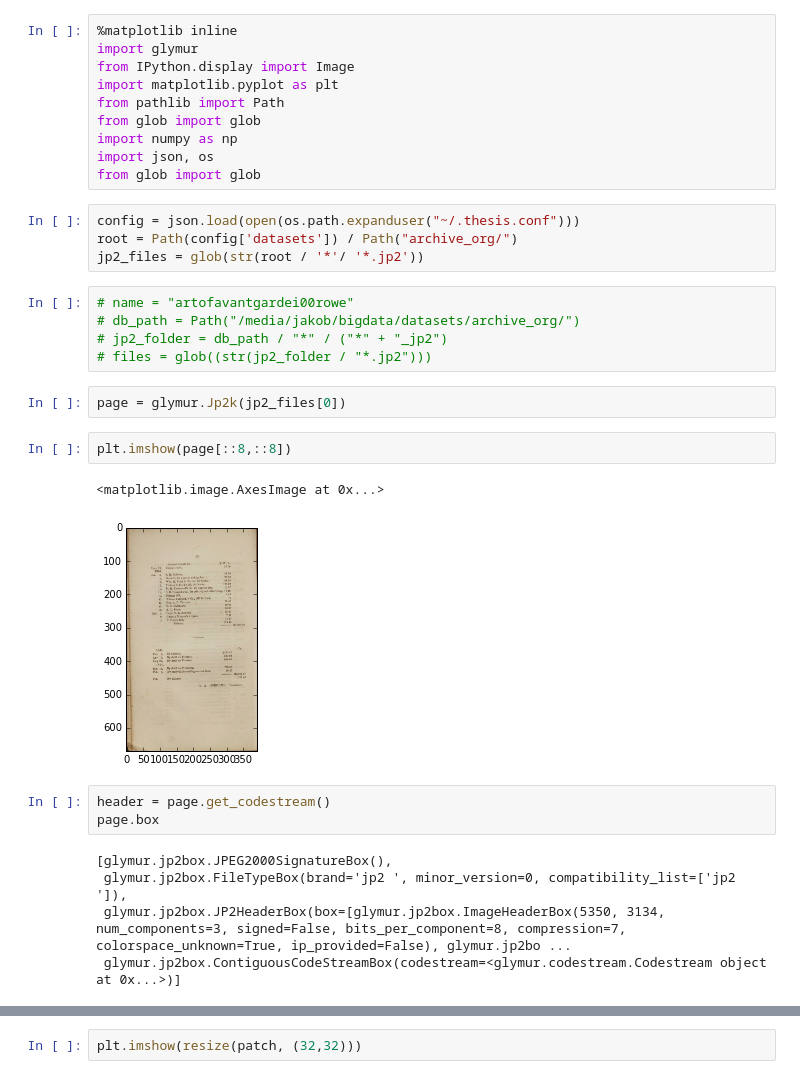
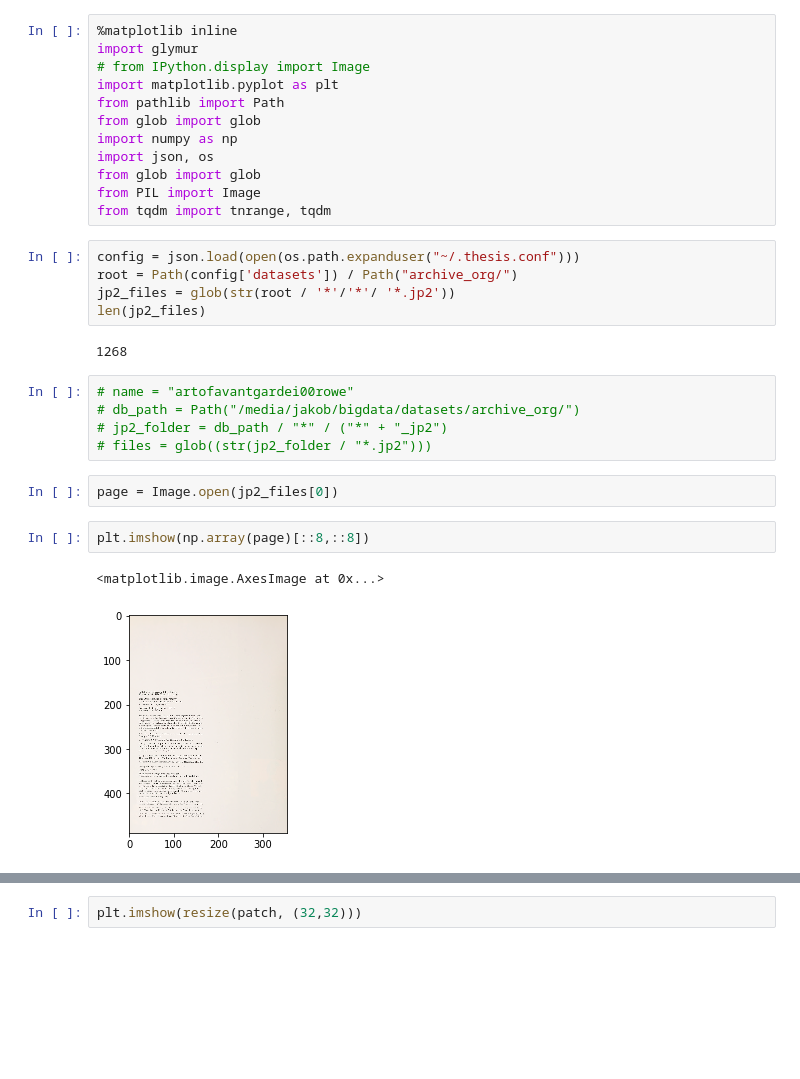
Before and after one commit to kaphka/imi-master-thesis, a Jupyter notebook: notebooks/createSLICpatches.ipynb, the cells around one changed output, grey strips where cells are left out. Drawn from its saved outputs; the diff is of its cells as text; blank space fills up the shorter version.

```diff
--- a/notebooks/createSLICpatches.ipynb
+++ b/notebooks/createSLICpatches.ipynb
@@ -1,37 +1,34 @@
 # %%
 %matplotlib inline
 import glymur
-from IPython.display import Image
+# from IPython.display import Image
 import matplotlib.pyplot as plt
 from pathlib import Path
 from glob import glob
 import numpy as np
 import json, os
 from glob import glob
+from PIL import Image
+from tqdm import tnrange, tqdm
 # %%
 config = json.load(open(os.path.expanduser("~/.thesis.conf")))
 root = Path(config['datasets']) / Path("archive_org/")
-jp2_files = glob(str(root / '*'/ '*.jp2'))
+jp2_files = glob(str(root / '*'/'*'/ '*.jp2'))
+len(jp2_files)
+# %% [output]
+1268
 # %%
 # name = "artofavantgardei00rowe"
 # db_path = Path("/media/jakob/bigdata/datasets/archive_org/")
 # jp2_folder = db_path / "*" / ("*" + "_jp2")
 # files = glob((str(jp2_folder / "*.jp2")))
 # %%
-page = glymur.Jp2k(jp2_files[0])
+page = Image.open(jp2_files[0])
 # %%
-plt.imshow(page[::8,::8])
+plt.imshow(np.array(page)[::8,::8])
 # %% [output]
 <matplotlib.image.AxesImage at 0x...>
-[figure, old version]
+[figure, new version]
-# %%
-header = page.get_codestream()
-page.box
-# %% [output]
-[glymur.jp2box.JPEG2000SignatureBox(),
- glymur.jp2box.FileTypeBox(brand='jp2 ', minor_version=0, compatibility_list=['jp2 ']),
- glymur.jp2box.JP2HeaderBox(box=[glymur.jp2box.ImageHeaderBox(5350, 3134, num_components=3, signed=False, bits_per_component=8, compression=7, colorspace_unknown=True, ip_provided=False), glymur.jp2bo ...
- glymur.jp2box.ContiguousCodeStreamBox(codestream=<glymur.codestream.Codestream object at 0x...>)]
 # %%
 # import the necessary packages
 import skimage.io
```
Also changed, not shown: parts of 17 cells of this notebook, 3 other files.
